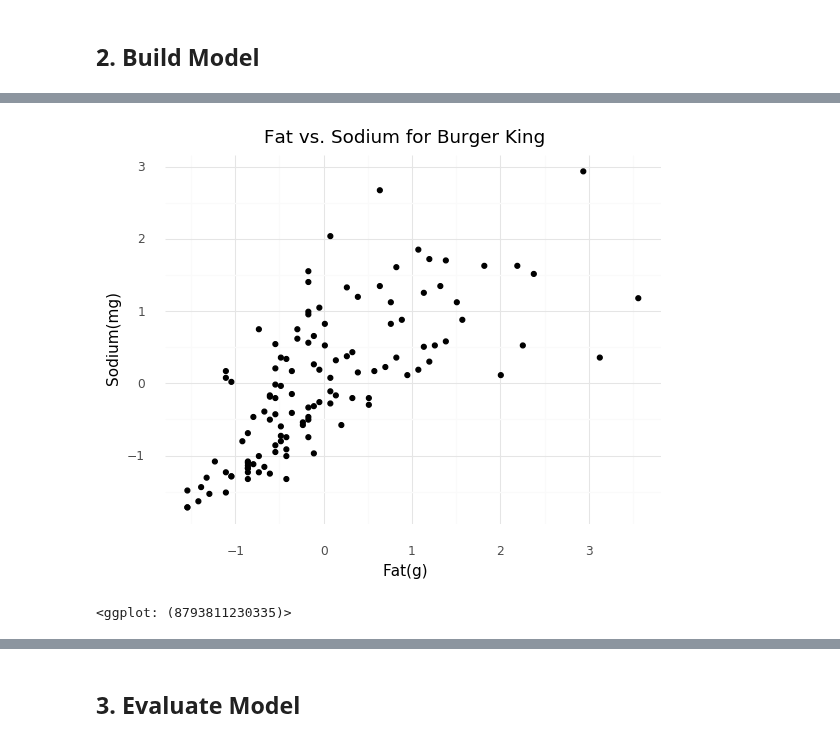
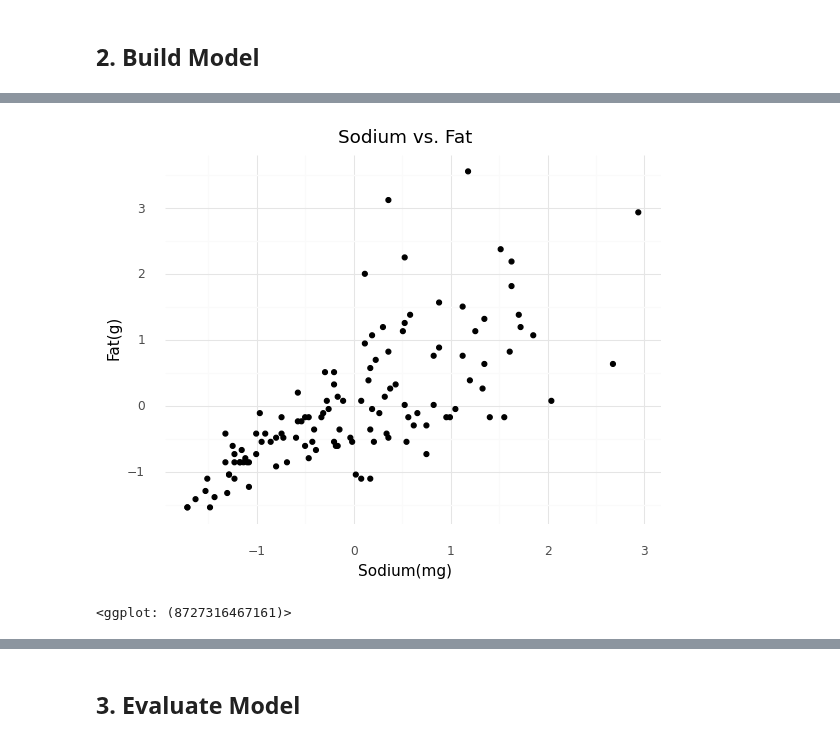
Before and after one commit to chelseaparlett/CPSC392ParlettPelleriti, a Jupyter notebook: Lectures/LectureNotebooks/KMeans--Class 16.ipynb, the cells around one changed output, grey strips where cells are left out. Saved outputs shown, nothing was run; the diff lists cells and outputs as text; code cells hidden in the pictures.

```diff
--- a/Lectures/LectureNotebooks/KMeans--Class 16.ipynb
+++ b/Lectures/LectureNotebooks/KMeans--Class 16.ipynb
@@ -36,19 +36,19 @@ bk.head()
 # %%
 # data
 features = ["Fat(g)", "Sodium(mg)"]
 X = bk[features]
 
 # z
 z = StandardScaler()
-
 X[features] = z.fit_transform(X[features])
 
+
 # plot
-
-(ggplot(X, aes(x = "Fat(g)", y = "Sodium(mg)")) + geom_point() + theme_minimal() + labs(title = "Fat vs. Sodium for Burger King"))
+(ggplot(X, aes(x = "Sodium(mg)", y = "Fat(g)")) + geom_point() +
+ theme_minimal() + labs(title = "Sodium vs. Fat"))
 # %% [output]
-[figure, old version]
+[figure, new version]
-<ggplot: (8793811230335)>
+<ggplot: (8727316467161)>
 # %%
 # km
 km = KMeans(n_clusters = 2)
```
Also changed, not shown: parts of 18 cells of this notebook, 1 other file.
